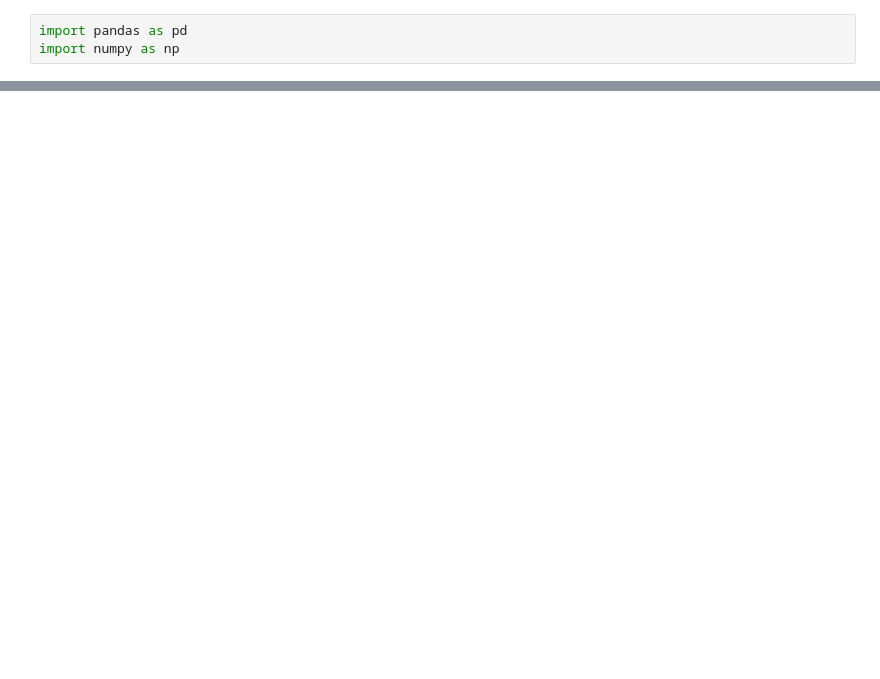
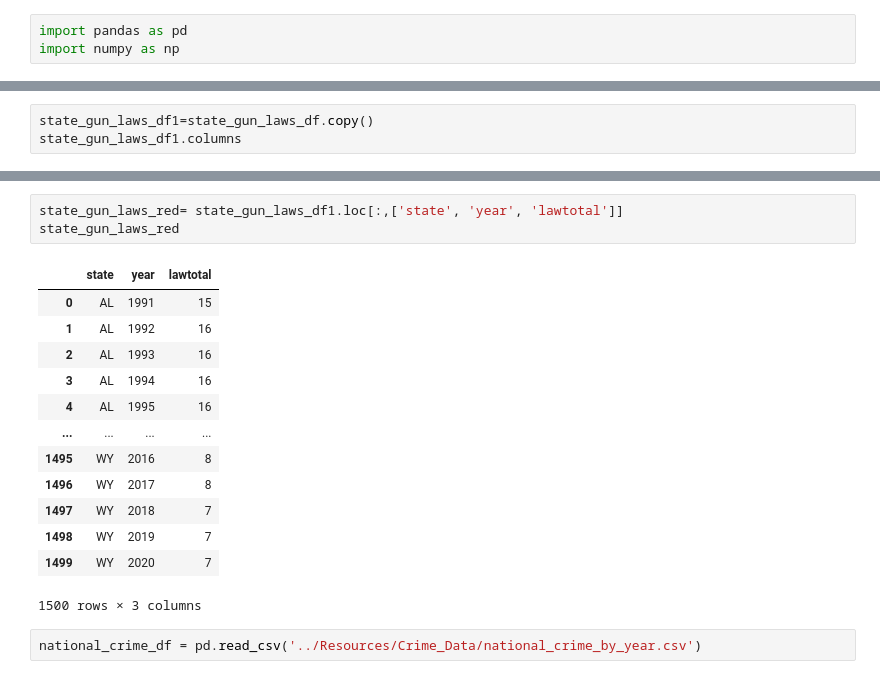
Before and after one commit to MSchell0129/Complex_Political_Phenomenon, a Jupyter notebook: Code_Files/state_gun_laws.ipynb, the cells around one changed output, grey strips where cells are left out. Cells and saved outputs as stored; diff of their text form; blank space fills up the shorter version.

```diff
--- a/Code_Files/state_gun_laws.ipynb
+++ b/Code_Files/state_gun_laws.ipynb
@@ -38 +102,4 @@ state_gun_laws_df.tail(20)
 20 rows × 137 columns
+# %%
+state_gun_laws_df1=state_gun_laws_df.copy()
+state_gun_laws_df1.columns
@@ -38,0 +115,19 @@ state_gun_laws_df.tail(20)
+# %%
+state_gun_laws_red= state_gun_laws_df1.loc[:,['state', 'year', 'lawtotal']]
+state_gun_laws_red
+# %% [output]
+|  | state | year | lawtotal |
+| 0 | AL | 1991 | 15 |
+| 1 | AL | 1992 | 16 |
+| 2 | AL | 1993 | 16 |
+| 3 | AL | 1994 | 16 |
+| 4 | AL | 1995 | 16 |
+| ... | ... | ... | ... |
+| 1495 | WY | 2016 | 8 |
+| 1496 | WY | 2017 | 8 |
+| 1497 | WY | 2018 | 7 |
+| 1498 | WY | 2019 | 7 |
+| 1499 | WY | 2020 | 7 |
+1500 rows × 3 columns
+# %%
+national_crime_df = pd.read_csv('../Resources/Crime_Data/national_crime_by_year.csv')
```
Also changed, not shown: parts of 11 cells of this notebook, 1 other file.
